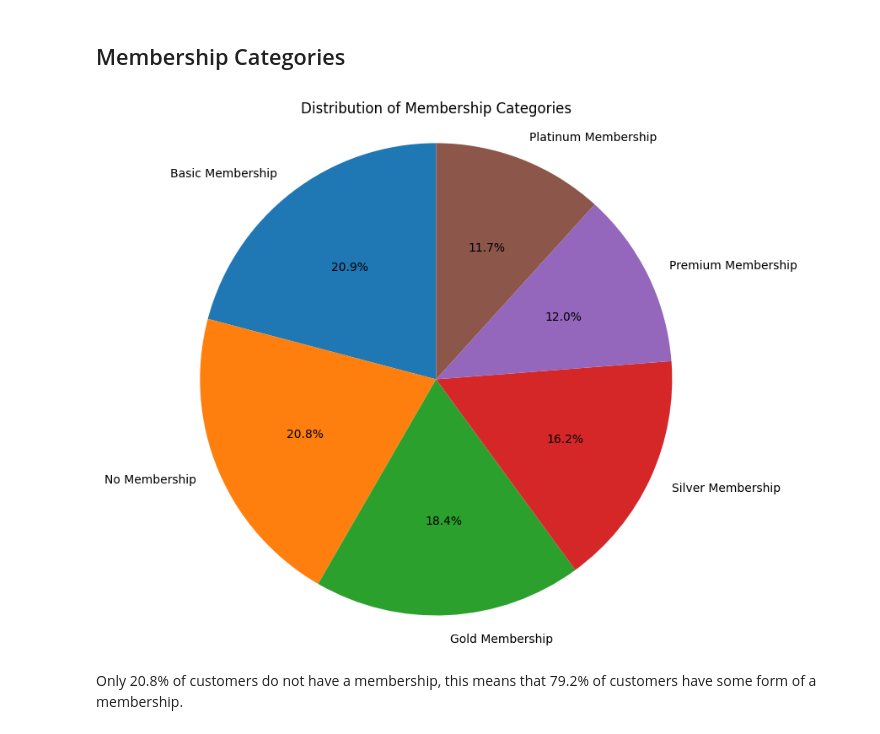
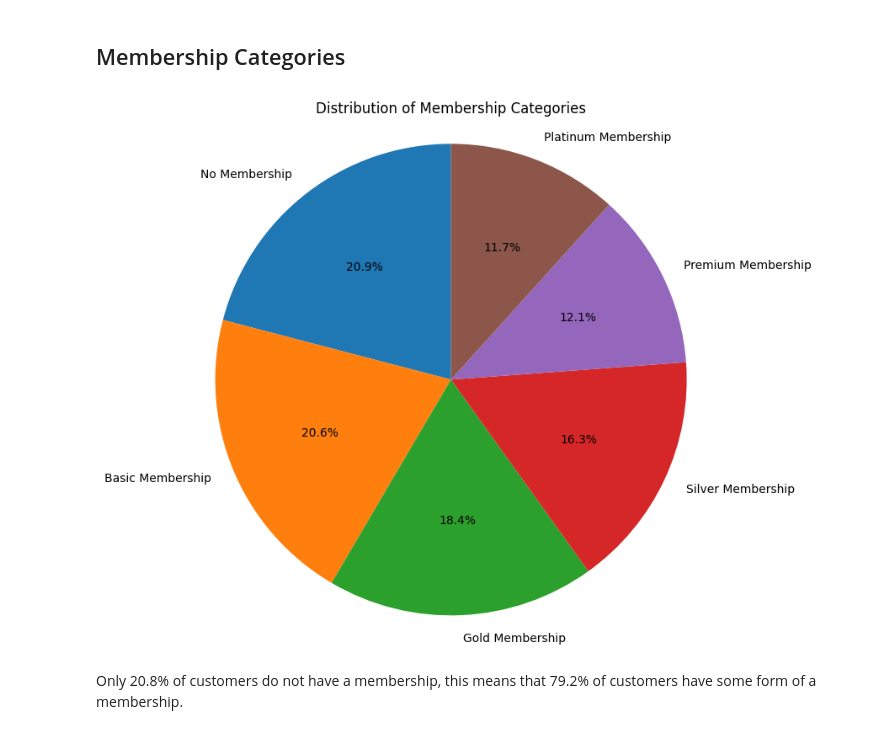
Before and after one commit to CMPE252/Customer-Churn-Prediction-Using-Machine-Learning, a Jupyter notebook: notebook/CMPE_252_Customer_Churn_Prediction.ipynb, the cells around one changed output. Saved outputs shown, nothing was run; the diff lists cells and outputs as text; code cells hidden in the pictures.

```diff
--- a/notebook/CMPE_252_Customer_Churn_Prediction.ipynb
+++ b/notebook/CMPE_252_Customer_Churn_Prediction.ipynb
@@ -889,16 +981,16 @@ This distribution is from the test dataset, we know that it is the targed distri
 ## Membership Categories
 # %%
 # Get the value counts of the 'membership_category' column
-membership_category_counts = df['membership_category'].value_counts()
+membership_category_counts = X_train['membership_category'].value_counts()
 
 # Create a pie chart
 plt.figure(figsize=(10, 8))
 plt.pie(membership_category_counts, labels=membership_category_counts.index, autopct='%1.1f%%', startangle=90)
 plt.title('Distribution of Membership Categories')
 plt.axis('equal') # Equal aspect ratio ensures that pie is drawn as a circle.
 plt.show()
 # %% [output]
-[figure, old version]
+[figure, new version]
 # %% [markdown]
 Only 20.8% of customers do not have a membership, this means that 79.2% of customers have some form of a membership.
 # %% [markdown]
```
Also changed, not shown: parts of 17 cells of this notebook.
